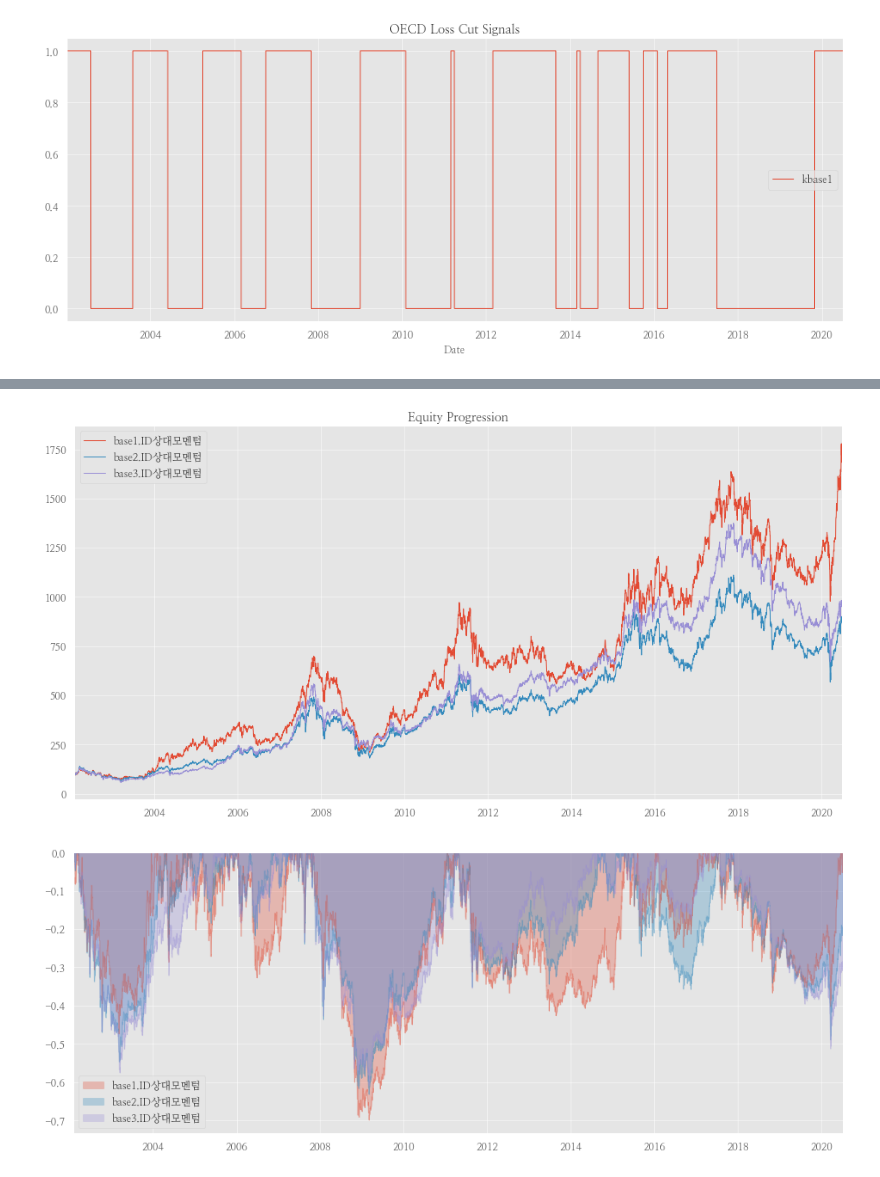
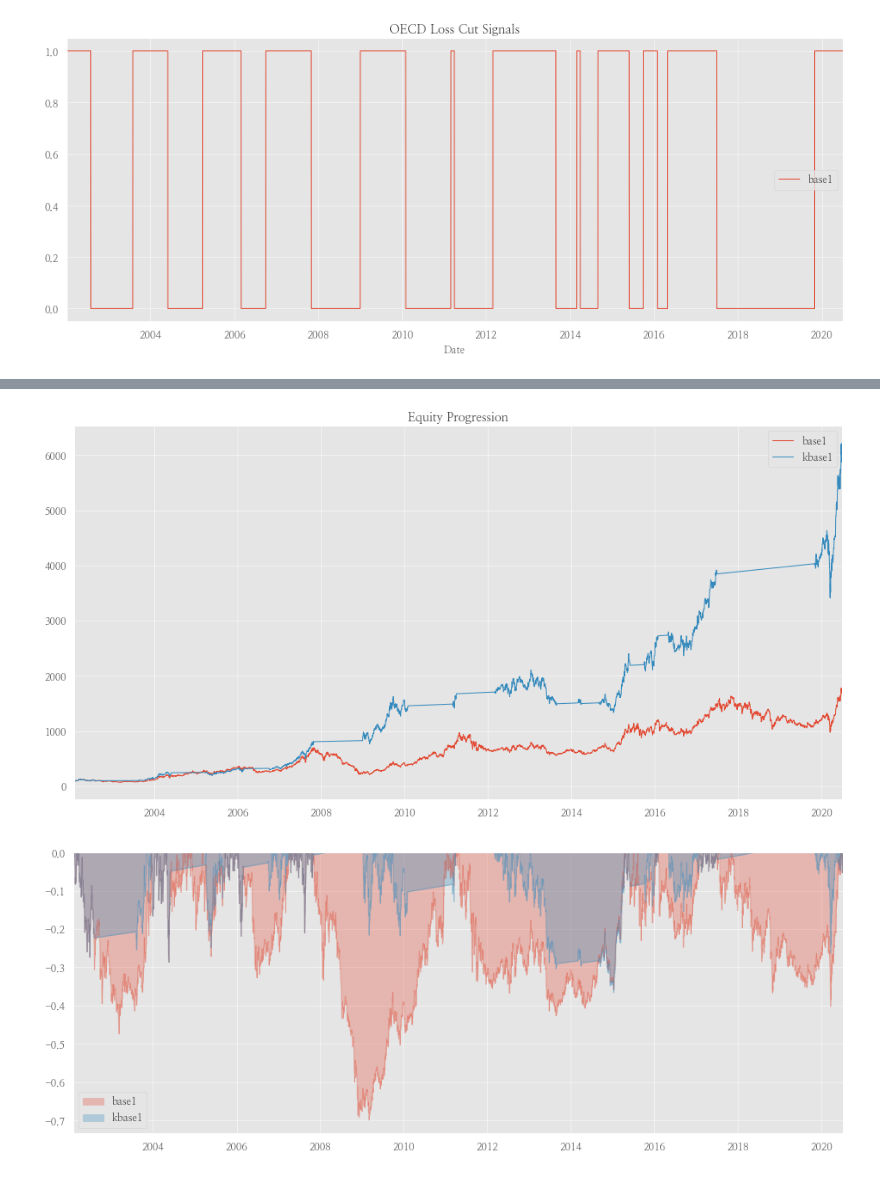
Before and after one commit to hermian/USAP, a Jupyter notebook: ID1.ipynb, the cells around one changed output, grey strips where cells are left out. Cells and saved outputs as stored; diff of their text form; code cells hidden in the pictures.

```diff
--- a/ID1.ipynb
+++ b/ID1.ipynb
@@ -82,14 +98,15 @@ target_weight['kbase1'].plot(figsize=(16,6), title='OECD Loss Cut Signals', lege
 # %% [output]
 [figure]
 # %%
-tickers = list(prices.columns[:-4])#+['현금']
+tickers = list(prices.columns[:-4])+['현금']
+
 base1 = bt.Strategy('base1',
                     algos = [
                         bt.algos.RunAfterDate('2002-1-2'),
                         bt.algos.RunMonthly(),
                         bt.algos.SelectAll(),
                         bt.algos.SelectThese(tickers),
-                        StatIDMomentumScore(lag=pd.DateOffset(days=0)),
+                        StatIDAverageMomentumScore(lag=pd.DateOffset(days=0)),
                         bt.algos.SelectN(n=1, sort_descending=True),
                         # bt.algos.PrintDate(),
                         bt.algos.WeighEqually(),
@@ -98,19 +115,22 @@ base1 = bt.Strategy('base1',
                     ],
                     )
 # %%
-kbase1 = bt.Strategy('KBase1',
-                    algos = [
-                          bt.algos.RunAfterDate('2002-1-2'),
-                          bt.algos.RunMonthly(),
-                          bt.algos.SelectAll(),
-                        #   bt.algos.SelectThese(tickers),
-                        # 변동성 제어한 비중에 대한 dataframe
-                          bt.algos.WeighTarget(target_weight),
-                          bt.algos.Rebalance()],
-                    children = [base1, '현금'] # pooled
-                   )
-
-bt_kbase1 = bt.Backtest(kbase1,prices)
+kbase1 = bt.Strategy(
+    'kbase1',
+    [
+        bt.algos.RunAfterDate('2002-1-2'),
+        bt.algos.RunMonthly(),
+        bt.algos.SelectAll(),
+        bt.algos.SelectThese(tickers),
+        StatIDAverageMomentumScore(lag=pd.DateOffset(days=0), cash='현금'),
+        bt.algos.SelectN(n=1, sort_descending=True),
+        # bt.algos.PrintDate(),
+        WeighEquallyWithoutCash(target_weights, cash='현금'),
+        # bt.algos.PrintTempData(),
+        bt.algos.Rebalance()
+    ]
+)
 # %%
 bt_id1 = bt.Backtest(base1, prices)
-r = bt.run(bt_id1, kbase1)
+bt_kbase1 = bt.Backtest(kbase1, prices)
+r = bt.run(bt_id1, bt_kbase1)
@@ -140,8 +158,8 @@ Win 12m %            62.56%                65.40%                66.82%
 # %%
-_=r.plot(figsize=(16,8))
+r.plot(figsize=(16,8));
 # %% [output]
-[figure, old version]
+[figure, new version]
 # %%
-_=r.prices.to_drawdown_series().plot.area(stacked=False, alpha=0.3, figsize=(16, 6))
+r.prices.to_drawdown_series().plot.area(stacked=False, alpha=0.3, figsize=(16, 6));
 # %% [output]
-[figure, old version]
+[figure, new version]
```
Also changed, not shown: parts of 4 cells of this notebook, 10 other files.
